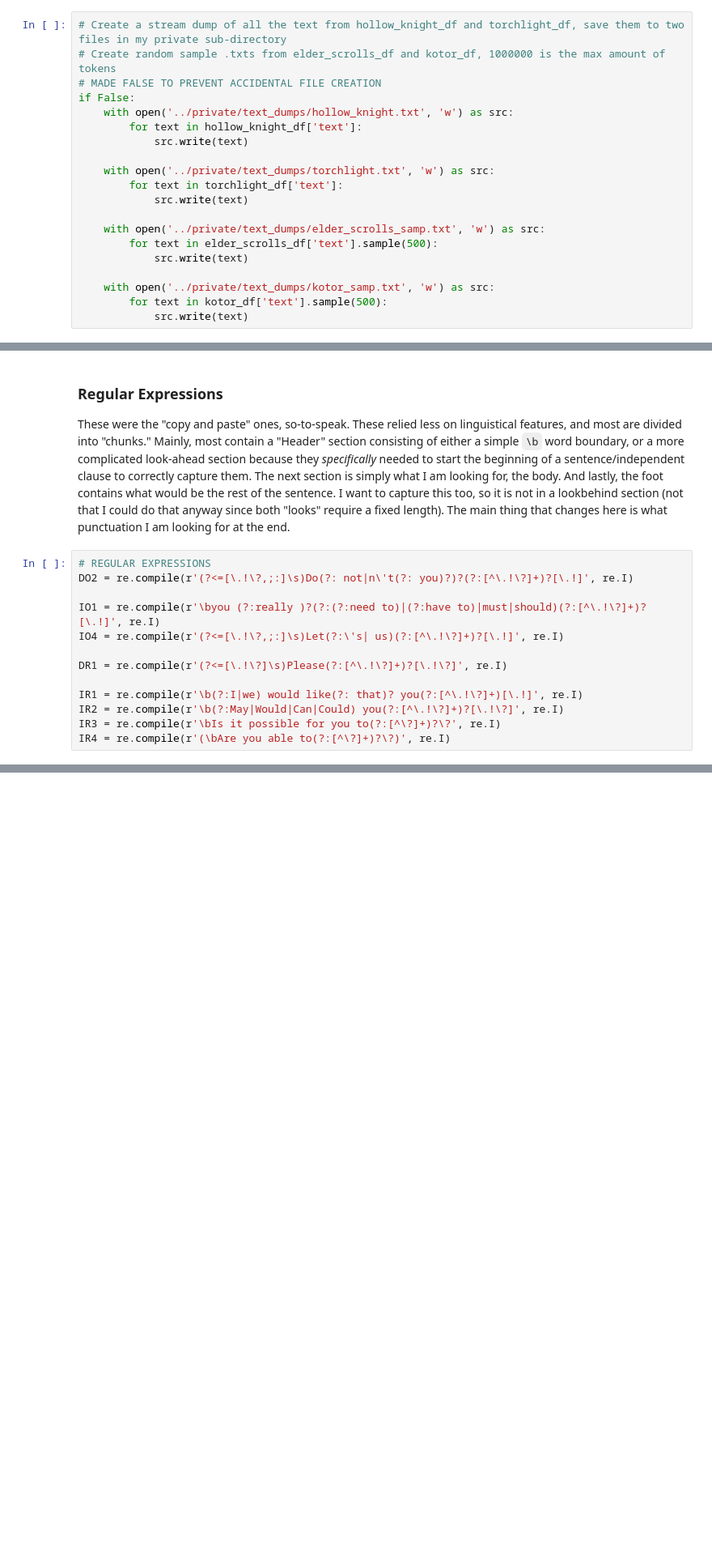
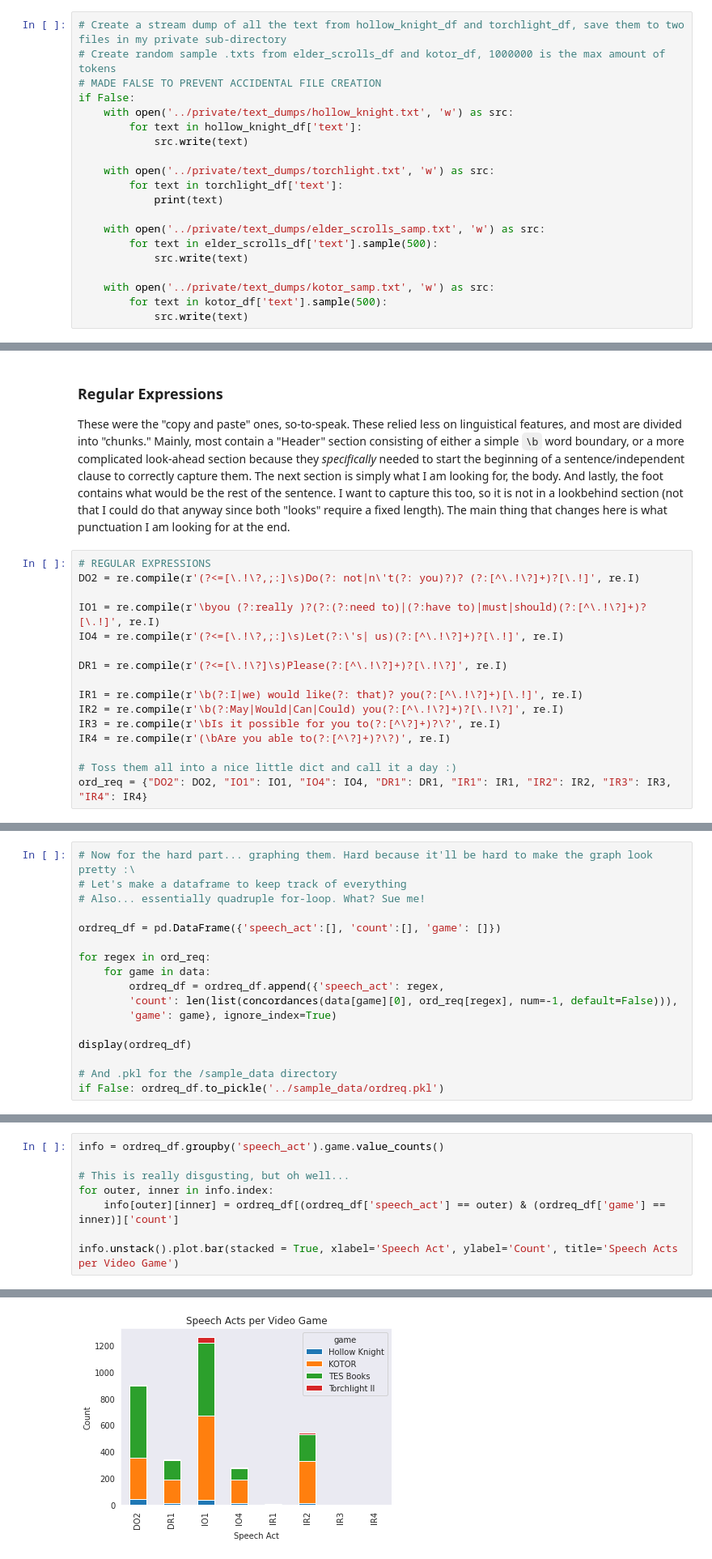
Before and after one commit to Data-Science-for-Linguists-2022/Pragmatics-In-Video-Games, a Jupyter notebook: notebooks/research.ipynb, the cells around one changed output, grey strips where cells are left out. Shown at 81% size. Cells and saved outputs as stored; diff of their text form; blank space fills up the shorter version.

```diff
--- a/notebooks/research.ipynb
+++ b/notebooks/research.ipynb
@@ -139,7 +147,7 @@ if False:
 
     with open('../private/text_dumps/torchlight.txt', 'w') as src:
         for text in torchlight_df['text']:
-            src.write(text)
+            print(text)
 
     with open('../private/text_dumps/elder_scrolls_samp.txt', 'w') as src:
         for text in elder_scrolls_df['text'].sample(500):
@@ -268,7 +278,7 @@ matcher.add("DIRECT REQUESTS", [DR2], greedy="LONGEST")
 These were the "copy and paste" ones, so-to-speak. These relied less on linguistical features, and most are divided into "chunks." Mainly, most contain a "Header" section consisting of either a simple `\b` word boundary, or a more complicated look-ahead section because they _specifically_ needed to start the beginning of a sentence/independent clause to correctly capture them. The next section is simply what I am looking for, the body. And lastly, the foot contains what would be the rest of the sentence. I want to capture this too, so it is not in a lookbehind section (not that I could do that anyway since both "looks" require a fixed length). The main thing that changes here is what punctuation I am looking for at the end.
 # %%
 # REGULAR EXPRESSIONS
-DO2 = re.compile(r'(?<=[\.!\?,;:]\s)Do(?: not|n\'t(?: you)?)?(?:[^\.!\?]+)?[\.!]', re.I)
+DO2 = re.compile(r'(?<=[\.!\?,;:]\s)Do(?: not|n\'t(?: you)?)? (?:[^\.!\?]+)?[\.!]', re.I)
 
 IO1 = re.compile(r'\byou (?:really )?(?:(?:need to)|(?:have to)|must|should)(?:[^\.!\?]+)?[\.!]', re.I)
 IO4 = re.compile(r'(?<=[\.!\?,;:]\s)Let(?:\'s| us)(?:[^\.!\?]+)?[\.!]', re.I)
@@ -279,3 +289,6 @@ IR1 = re.compile(r'\b(?:I|we) would like(?: that)? you(?:[^\.!\?]+)[\.!]', re.I)
 IR2 = re.compile(r'\b(?:May|Would|Can|Could) you(?:[^\.!\?]+)?[\.!\?]', re.I)
 IR3 = re.compile(r'\bIs it possible for you to(?:[^\?]+)?\?', re.I)
 IR4 = re.compile(r'(\bAre you able to(?:[^\?]+)?\?)', re.I)
+
+# Toss them all into a nice little dict and call it a day :)
+ord_req = {"DO2": DO2, "IO1": IO1, "IO4": IO4, "DR1": DR1, "IR1": IR1, "IR2": IR2, "IR3": IR3, "IR4": IR4}
@@ -281,0 +370,17 @@ IR4 = re.compile(r'(\bAre you able to(?:[^\?]+)?\?)', re.I)
+# %%
+# Now for the hard part... graphing them. Hard because it'll be hard to make the graph look pretty :\
+# Let's make a dataframe to keep track of everything
+# Also... essentially quadruple for-loop. What? Sue me!
+
+ordreq_df = pd.DataFrame({'speech_act':[], 'count':[], 'game': []})
+
+for regex in ord_req:
+    for game in data:
+        ordreq_df = ordreq_df.append({'speech_act': regex,
+        'count': len(list(concordances(data[game][0], ord_req[regex], num=-1, default=False))),
+        'game': game}, ignore_index=True)
+
+display(ordreq_df)
+
+# And .pkl for the /sample_data directory
+if False: ordreq_df.to_pickle('../sample_data/ordreq.pkl')
@@ -281,0 +405,9 @@ IR4 = re.compile(r'(\bAre you able to(?:[^\?]+)?\?)', re.I)
+# %%
+info = ordreq_df.groupby('speech_act').game.value_counts()
+
+# This is really disgusting, but oh well...
+for outer, inner in info.index:
+    info[outer][inner] = ordreq_df[(ordreq_df['speech_act'] == outer) & (ordreq_df['game'] == inner)]['count']
+
+info.unstack().plot.bar(stacked = True, xlabel='Speech Act', ylabel='Count', title='Speech Acts per Video Game')
+# %% [output]
@@ -282,3 +415,4 @@ IR4 = re.compile(r'(\bAre you able to(?:[^\?]+)?\?)', re.I)
+[figure, added]
 # %% [markdown]
 ***
 ## Exploring Usage of the 2nd Person Pronoun
```
Also changed, not shown: parts of 20 cells of this notebook, 4 other files.
